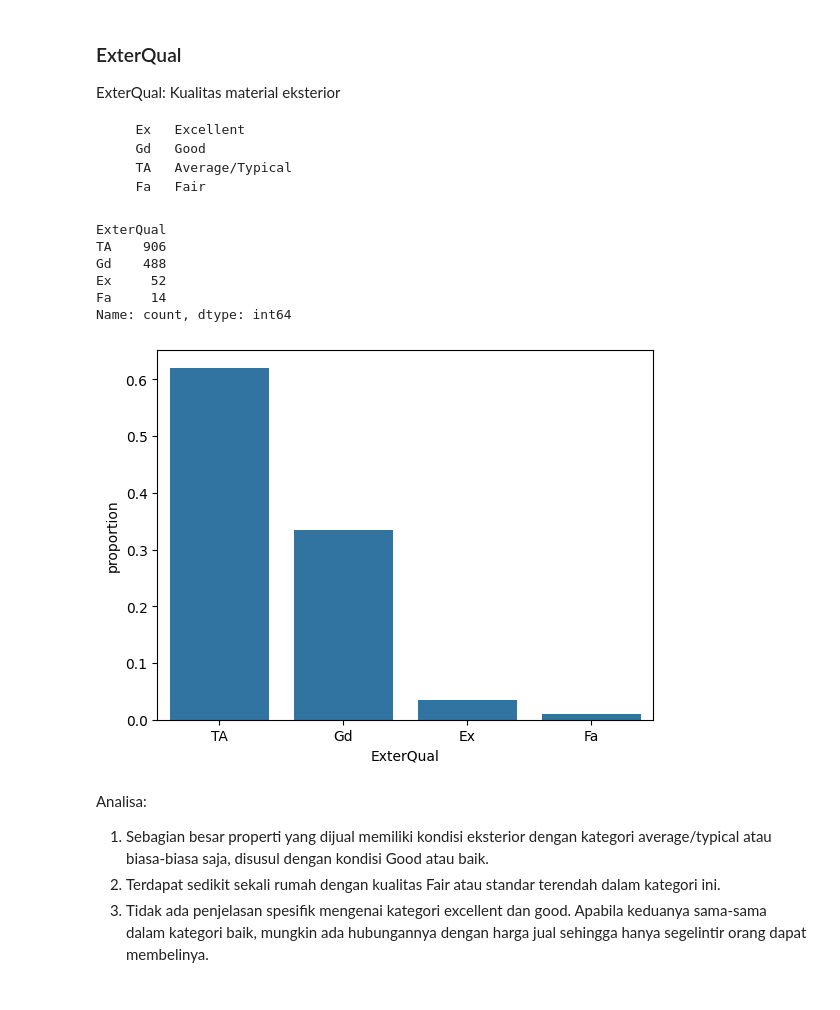
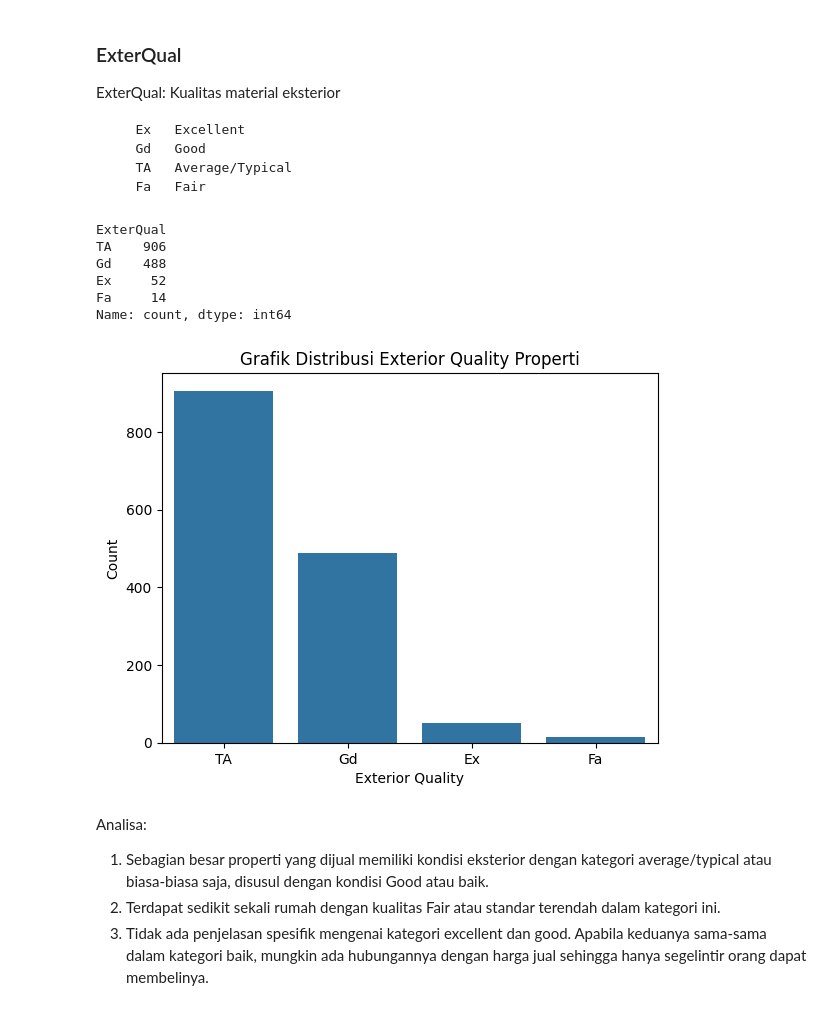
Before and after one commit to ganiandoko/DataScience-FinalProject-KelasWork, a Jupyter notebook: Case_02_Housing_Price.ipynb, the cells around one changed output. Drawn from its saved outputs; the diff is of its cells as text; code cells hidden in the pictures.

```diff
--- a/Case_02_Housing_Price.ipynb
+++ b/Case_02_Housing_Price.ipynb
@@ -216,16 +225,20 @@ ExterQual: Kualitas material eksterior
        TA	Average/Typical
        Fa	Fair
 # %%
-sns.barplot (x = house_categorical ['ExterQual'].value_counts().index, y = house_categorical['ExterQual'].value_counts (normalize = True))
+sns.barplot (x = house_categorical ['ExterQual'].value_counts().index, y = house_categorical['ExterQual'].value_counts (normalize = False))
+plt.title ("Grafik Distribusi Exterior Quality Properti") # Memberi judul pada grafik
+plt.xlabel('Exterior Quality')
+plt.ylabel('Count')
+
 house_categorical['ExterQual'].value_counts()
 # %% [output]
 ExterQual
 TA    906
 Gd    488
 Ex     52
 Fa     14
 Name: count, dtype: int64
-[figure, old version]
+[figure, new version]
 # %% [markdown]
 Analisa:
 1. Sebagian besar properti yang dijual memiliki kondisi eksterior dengan kategori average/typical atau biasa-biasa saja, disusul dengan kondisi Good atau baik.
```
Also changed, not shown: parts of 20 cells of this notebook, 1 other file.
